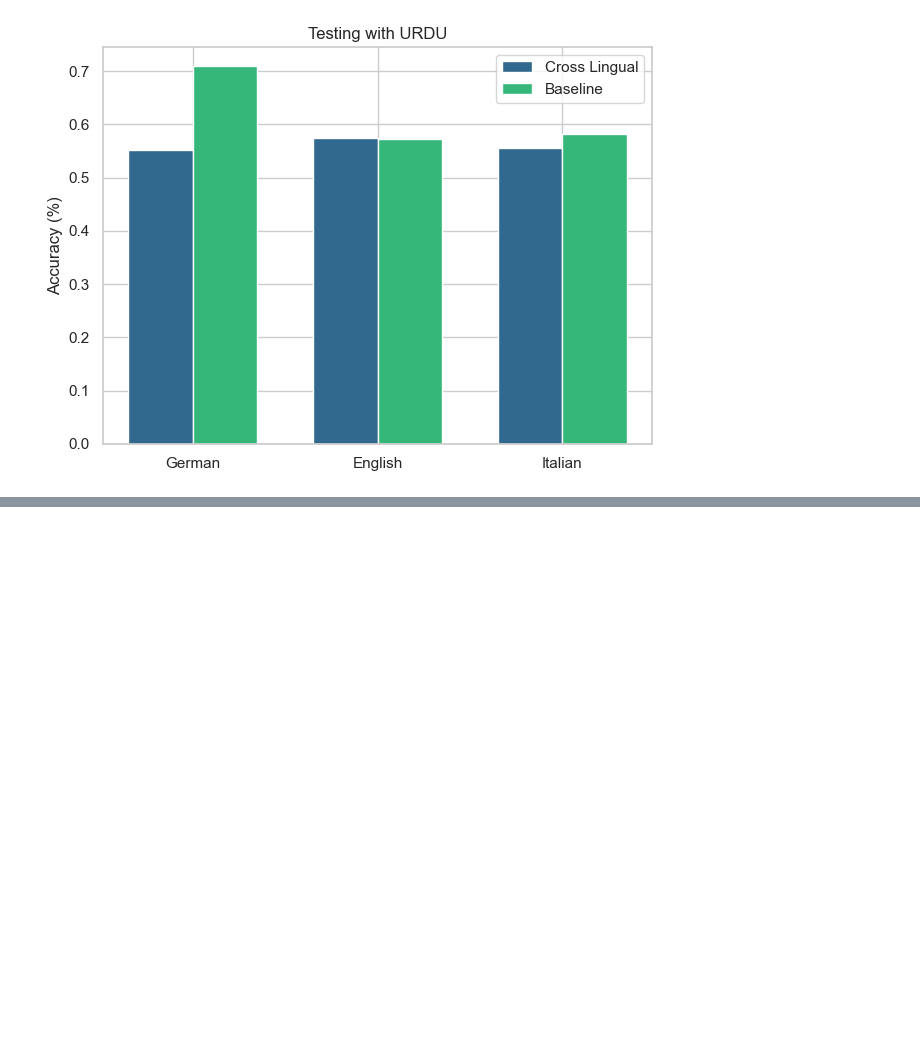
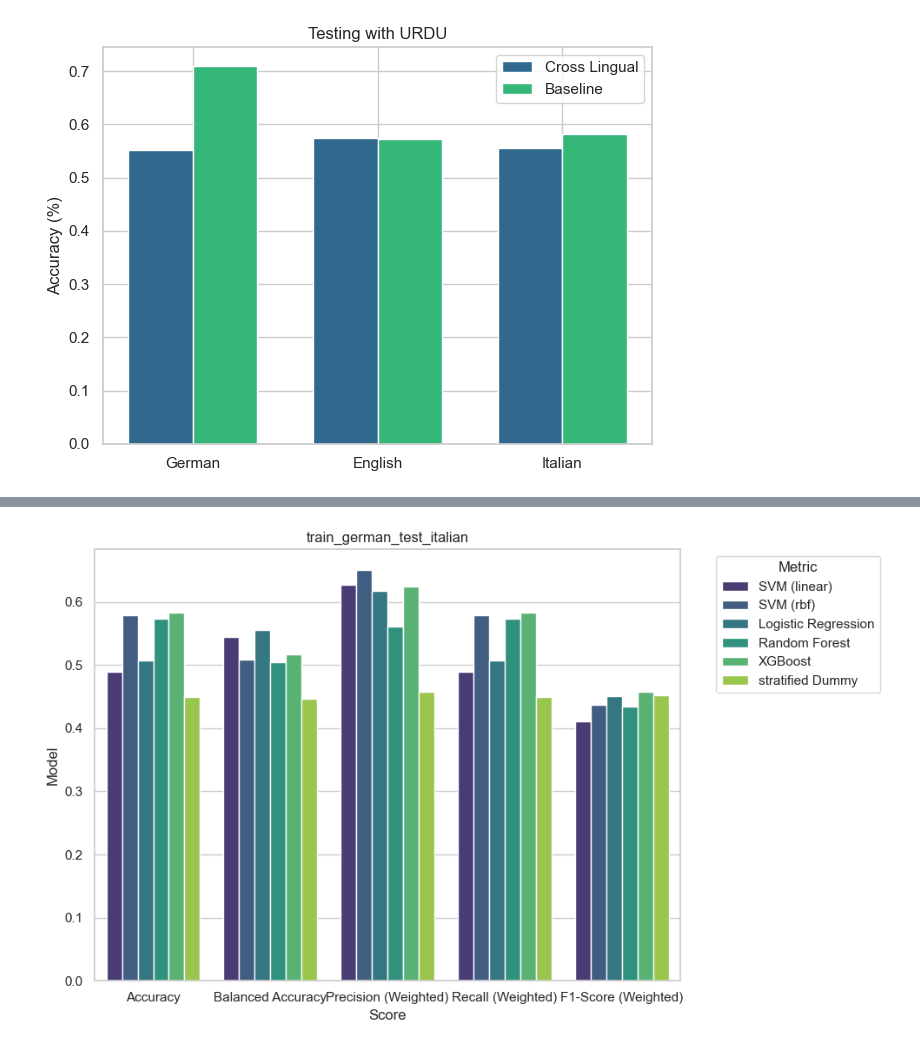
Before and after one commit to juverse/Speech-Emotion-Recognition, a Jupyter notebook: Evaluation/Crosslingual/crosslingual_evaluation.ipynb, the cells around one changed output, grey strips where cells are left out. Saved outputs shown, nothing was run; the diff lists cells and outputs as text; code cells hidden in the pictures; blank space fills up the shorter version.

```diff
--- a/Evaluation/Crosslingual/crosslingual_evaluation.ipynb
+++ b/Evaluation/Crosslingual/crosslingual_evaluation.ipynb
@@ -163,0 +210,4 @@ plot_crosslingual_vs_baseline(df_baseline_accuracy, df_test_urdu_accuracy, datas
+# %%
+plot_results(train_german_test_italian, "train_german_test_italian")
+# %% [output]
+[figure, added]
```
Also changed, not shown: parts of 20 cells of this notebook, 3 other files.
